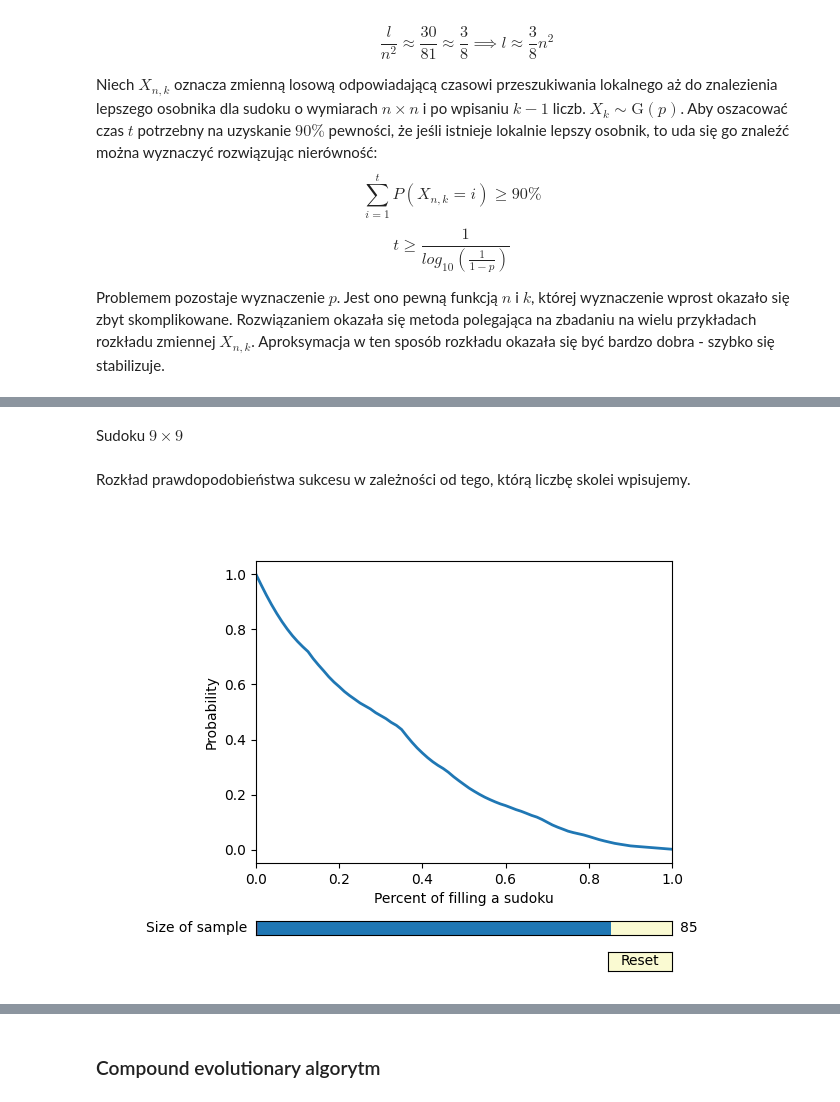
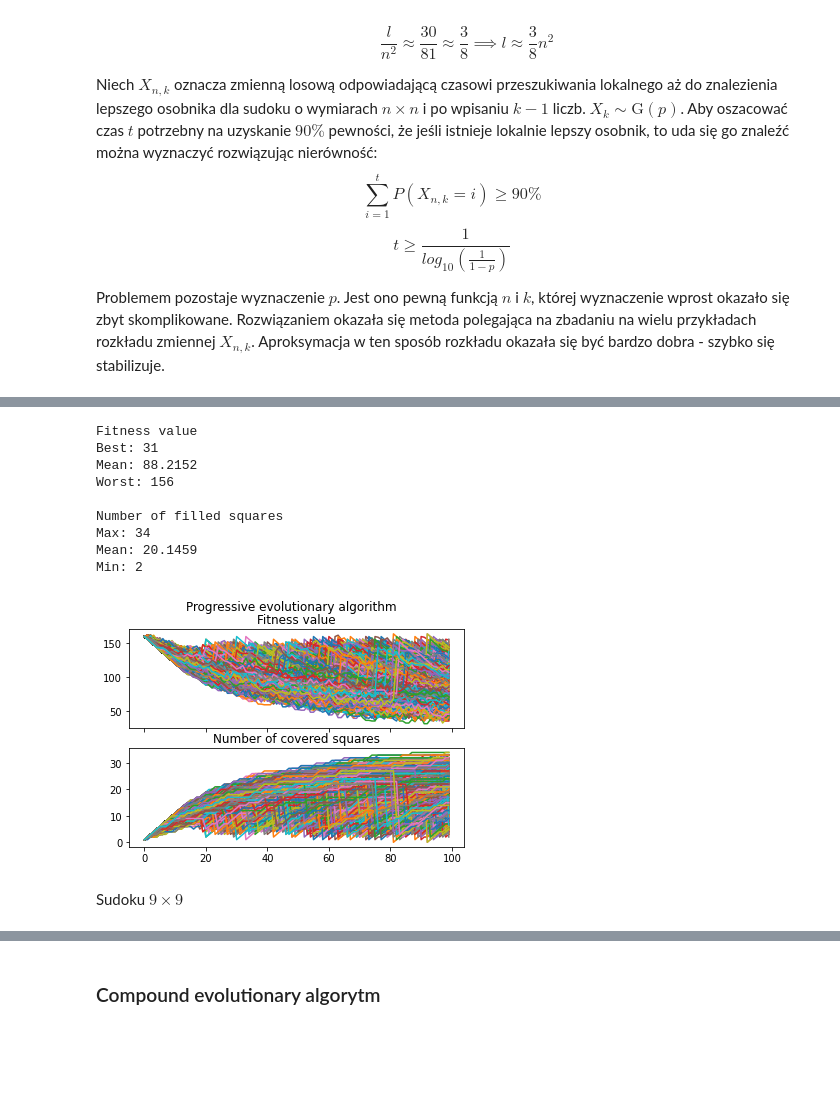
Before and after one commit to BlueDespero/CloverSolver, a Jupyter notebook: visualization/CloverSolver.ipynb, the cells around one changed output, grey strips where cells are left out. Cells and saved outputs as stored; diff of their text form; code cells hidden in the pictures; blank space fills up the shorter version.

```diff
--- a/visualization/CloverSolver.ipynb
+++ b/visualization/CloverSolver.ipynb
@@ -295,11 +310,20 @@ Sudoku $4\times 4$
 
 
 ![EPEA_4x4.png](embedded-picture-1)
+# %%
+plot_EPEA_solution(transcription_matrix9x9_model_2,max_iter=100, size_of_population=10**4,size_of_sudoku=9,tqdm_mode=True)
+# %% [output]
+Fitness value
+Best: 31
+Mean: 88.2152
+Worst: 156
+
+Number of filled squares
+Max: 34
+Mean: 20.1459
+Min: 2
+[figure, added]
 # %% [markdown]
 Sudoku $9\times 9$
 # %%
 # Przedstawienie efektywności algorytmu - analiza wielu wykonań
-# %% [markdown]
-Rozkład prawdopodobieństwa sukcesu w zależności od tego, którą liczbę skolei wpisujemy.
-
-![Probability_of_success_distribution.png](embedded-picture-1)
```
Also changed, not shown: parts of 17 cells of this notebook.
